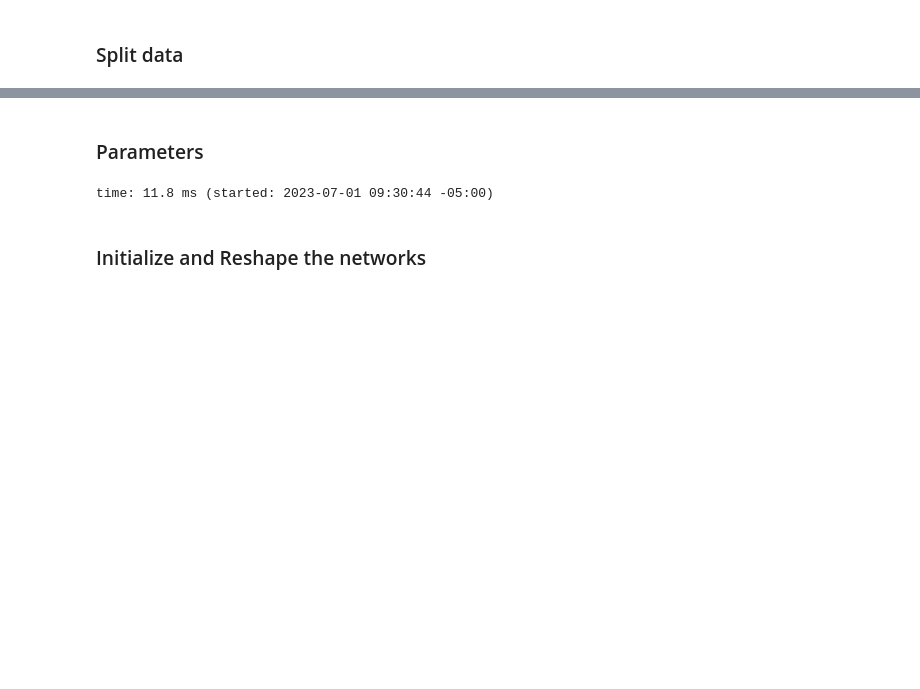
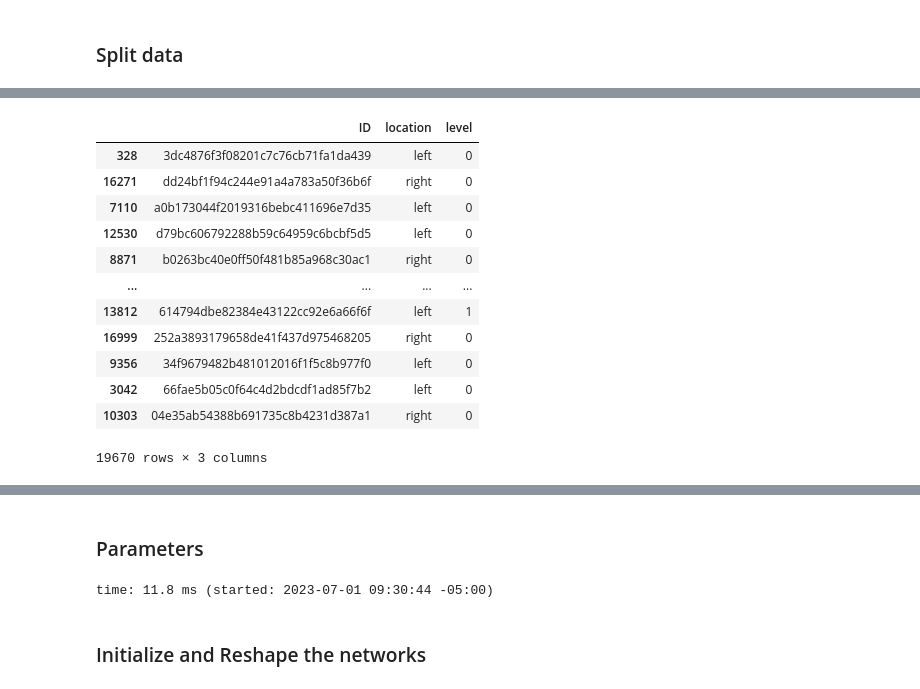
Before and after one commit to win7/GC_DiabeticRetinopathies, a Jupyter notebook: Go_transfer_learning_template.ipynb, the cells around one changed output, grey strips where cells are left out. Drawn from its saved outputs; the diff is of its cells as text; code cells hidden in the pictures; blank space fills up the shorter version.

```diff
--- a/Go_transfer_learning_template.ipynb
+++ b/Go_transfer_learning_template.ipynb
@@ -421,0 +494,3 @@ time: 4.55 ms (started: 2023-07-01 09:30:44 -05:00)
+# %%
+df_X = df.iloc[:, :-1]
+df_X
@@ -421,0 +512,3 @@ time: 4.55 ms (started: 2023-07-01 09:30:44 -05:00)
+# %%
+df_y = df.iloc[:, -1:]
+df_y
@@ -422,5 +530,5 @@ time: 4.55 ms (started: 2023-07-01 09:30:44 -05:00)
 # %%
-df_train, df_test = train_test_split(df, test_size=0.2, random_state=42)
-# df_train, df_test = train_test_split(df, test_size=0.2, random_state=42, stratify=df_y)
-len(df_train), len(df_test)
+# df_train, df_test = train_test_split(df, test_size=0.2, random_state=42)
+X_train, X_test, y_train, y_test = train_test_split(df_X, df_y, test_size=0.2, random_state=42, stratify=df_y)
+len(X_train), len(X_test), len(y_train), len(y_test)
 # %% [output]
@@ -428,0 +537,18 @@ time: 19 ms (started: 2023-07-01 09:30:44 -05:00)
+# %%
+df_train = X_train.copy()
+df_train["level"] = y_train
+df_train
+# %% [output]
+|  | ID | location | level |
+| 328 | 3dc4876f3f08201c7c76cb71fa1da439 | left | 0 |
+| 16271 | dd24bf1f94c244e91a4a783a50f36b6f | right | 0 |
+| 7110 | a0b173044f2019316bebc411696e7d35 | left | 0 |
+| 12530 | d79bc606792288b59c64959c6bcbf5d5 | left | 0 |
+| 8871 | b0263bc40e0ff50f481b85a968c30ac1 | right | 0 |
+| ... | ... | ... | ... |
+| 13812 | 614794dbe82384e43122cc92e6a66f6f | left | 1 |
+| 16999 | 252a3893179658de41f437d975468205 | right | 0 |
+| 9356 | 34f9679482b481012016f1f5c8b977f0 | left | 0 |
+| 3042 | 66fae5b05c0f64c4d2bdcdf1ad85f7b2 | left | 0 |
+| 10303 | 04e35ab54388b691735c8b4231d387a1 | right | 0 |
+19670 rows × 3 columns
```
Also changed, not shown: parts of 22 cells of this notebook.
